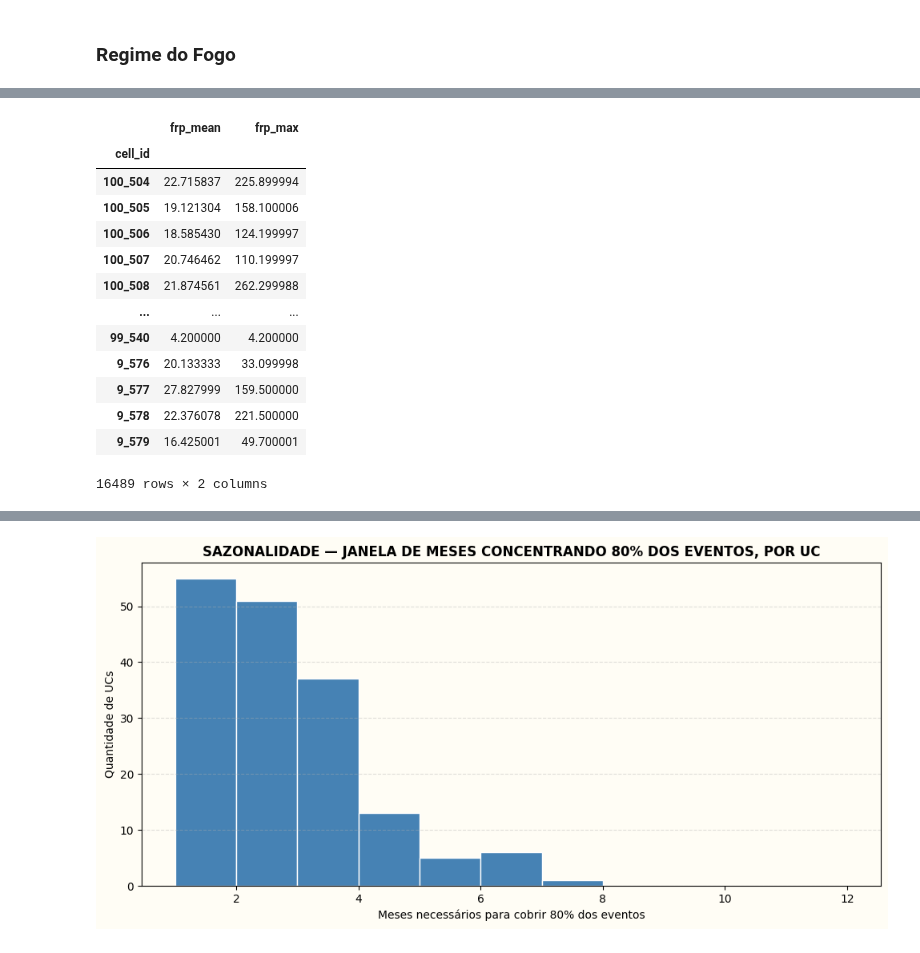
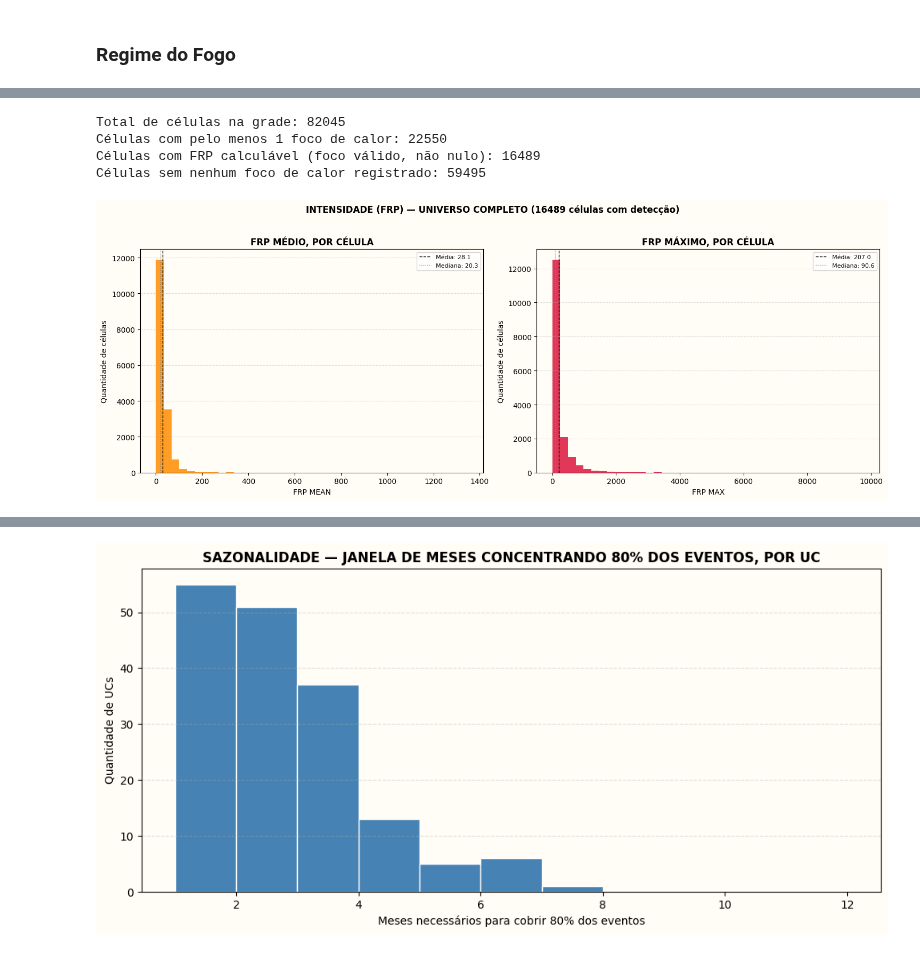
Before and after one commit to AndersonAlvesCoelho/pyroregions-classification, a Jupyter notebook: pyroregions_ucs.ipynb, the cells around one changed output, grey strips where cells are left out. Drawn from its saved outputs; the diff is of its cells as text; code cells hidden in the pictures.

```diff
--- a/pyroregions_ucs.ipynb
+++ b/pyroregions_ucs.ipynb
@@ -1154,17 +1093,51 @@ plt.show()
-# %%
-frp_by_cell
-# %% [output]
-|  | frp_mean | frp_max |
-| cell_id |  |  |
-| 100_504 | 22.715837 | 225.899994 |
-| 100_505 | 19.121304 | 158.100006 |
-| 100_506 | 18.585430 | 124.199997 |
-| 100_507 | 20.746462 | 110.199997 |
-| 100_508 | 21.874561 | 262.299988 |
-| ... | ... | ... |
-| 99_540 | 4.200000 | 4.200000 |
-| 9_576 | 20.133333 | 33.099998 |
-| 9_577 | 27.827999 | 159.500000 |
-| 9_578 | 22.376078 | 221.500000 |
-| 9_579 | 16.425001 | 49.700001 |
-16489 rows × 2 columns
+# %%
+#  FRP médio e máximo, por célula — todas as células com foco de calor dentro das UCs
+
+frp_by_cell_full = gdf_inpe_with_cell.groupby('cell_id')['frp'].agg(
+    frp_mean='mean', frp_max='max', n_hotspots='count'
+).dropna(subset=['frp_mean'])
+
+total_cells = len(gdf_grid)
+cells_with_hotspot = gdf_inpe_with_cell['cell_id'].nunique()
+cells_with_frp = len(frp_by_cell_full)
+cells_no_hotspot = total_cells - cells_with_hotspot
+
+print(f"Total de células na grade: {total_cells}")
+print(f"Células com pelo menos 1 foco de calor: {cells_with_hotspot}")
+print(f"Células com FRP calculável (foco válido, não nulo): {cells_with_frp}")
+print(f"Células sem nenhum foco de calor registrado: {cells_no_hotspot}")
+# %% [output]
+Total de células na grade: 82045
+Células com pelo menos 1 foco de calor: 22550
+Células com FRP calculável (foco válido, não nulo): 16489
+Células sem nenhum foco de calor registrado: 59495
+# %%
+# Histogramas — FRP médio e máximo, com estatísticas-chave marcadas
+
+fig, axes = plt.subplots(1, 2, figsize=(15, 5.5))
+fig.patch.set_facecolor("#FFFDF5")
+
+for ax, col, color, title in [
+    (axes[0], 'frp_mean', 'darkorange', 'FRP MÉDIO, POR CÉLULA'),
+    (axes[1], 'frp_max', 'crimson', 'FRP MÁXIMO, POR CÉLULA'),
+]:
+    ax.set_facecolor("#FFFDF5")
+    data = frp_by_cell_full[col]
+    ax.hist(data, bins=40, color=color, alpha=0.85)
+
+    mean_val = data.mean()
+    median_val = data.median()
+    ax.axvline(mean_val, color='black', linestyle='--', linewidth=1, label=f'Média: {mean_val:,.1f}'.replace(',', '.'))
+    ax.axvline(median_val, color='gray', linestyle=':', linewidth=1, label=f'Mediana: {median_val:,.1f}'.replace(',', '.'))
+
+    ax.set_xlabel(col.replace('_', ' ').upper())
+    ax.set_ylabel('Quantidade de células')
+    ax.set_title(title, fontweight='bold')
+    ax.legend(fontsize=8)
+    ax.grid(axis='y', linestyle='--', alpha=0.4)
+
+fig.suptitle(f'INTENSIDADE (FRP) — UNIVERSO COMPLETO ({cells_with_frp} células com detecção)', fontweight='bold', y=1.02)
+plt.tight_layout()
+plt.show()
+# %% [output]
+[figure, added]
```
Also changed, not shown: parts of 5 cells of this notebook.
